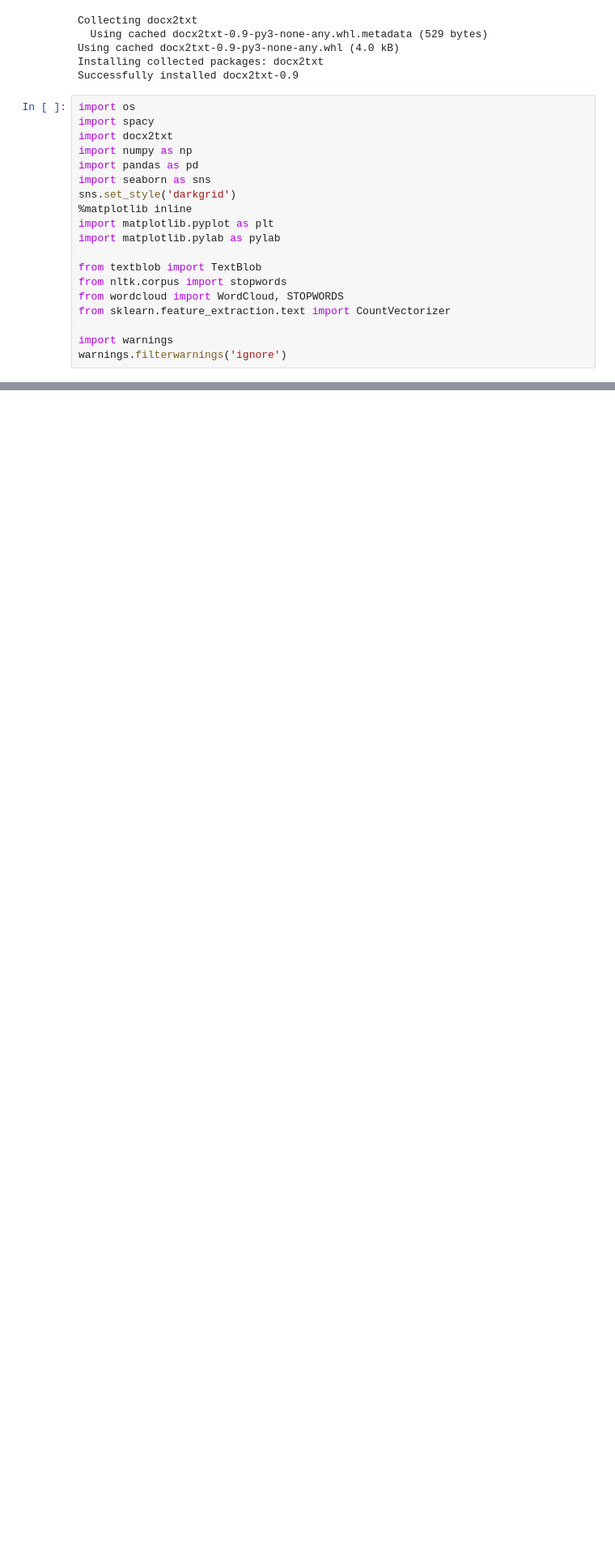
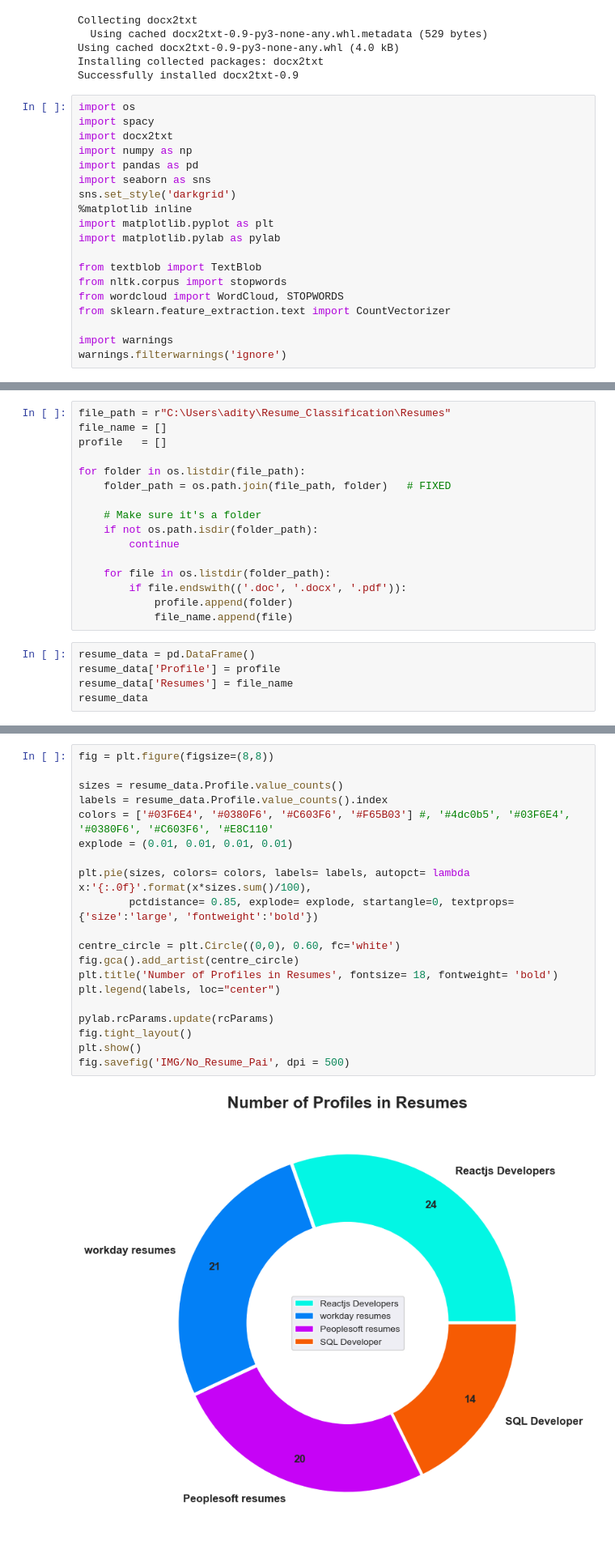
Before and after one commit to adityakanamadi281/Resume_Classification, a Jupyter notebook: Notebooks/EDA_Resume_Classification.ipynb, the cells around one changed output, grey strips where cells are left out. Shown at 81% size. Drawn from its saved outputs; the diff is of its cells as text; blank space fills up the shorter version.

```diff
--- a/Notebooks/EDA_Resume_Classification.ipynb
+++ b/Notebooks/EDA_Resume_Classification.ipynb
@@ -29,0 +111,21 @@ filepath = r"C:\Users\adity\Resume_Classification\Dataset\Resumes"
+# %%
+file_path = r"C:\Users\adity\Resume_Classification\Resumes"
+file_name = []
+profile   = []
+
+for folder in os.listdir(file_path):
+    folder_path = os.path.join(file_path, folder)   # FIXED
+
+    # Make sure it's a folder
+    if not os.path.isdir(folder_path):
+        continue
+
+    for file in os.listdir(folder_path):
+        if file.endswith(('.doc', '.docx', '.pdf')):
+            profile.append(folder)
+            file_name.append(file)
+# %%
+resume_data = pd.DataFrame()
+resume_data['Profile'] = profile
+resume_data['Resumes'] = file_name
+resume_data
@@ -29,0 +161,22 @@ filepath = r"C:\Users\adity\Resume_Classification\Dataset\Resumes"
+# %%
+fig = plt.figure(figsize=(8,8))
+
+sizes = resume_data.Profile.value_counts()
+labels = resume_data.Profile.value_counts().index
+colors = ['#03F6E4', '#0380F6', '#C603F6', '#F65B03'] #, '#4dc0b5', '#03F6E4', '#0380F6', '#C603F6', '#E8C110'
+explode = (0.01, 0.01, 0.01, 0.01)
+
+plt.pie(sizes, colors= colors, labels= labels, autopct= lambda x:'{:.0f}'.format(x*sizes.sum()/100),
+        pctdistance= 0.85, explode= explode, startangle=0, textprops= {'size':'large', 'fontweight':'bold'})
+
+centre_circle = plt.Circle((0,0), 0.60, fc='white')
+fig.gca().add_artist(centre_circle)
+plt.title('Number of Profiles in Resumes', fontsize= 18, fontweight= 'bold')
+plt.legend(labels, loc="center")
+
+pylab.rcParams.update(rcParams)
+fig.tight_layout()
+plt.show()
+fig.savefig('IMG/No_Resume_Pai', dpi = 500)
+# %% [output]
+[figure, added]
```
Also changed, not shown: parts of 23 cells of this notebook, 22 other files.
